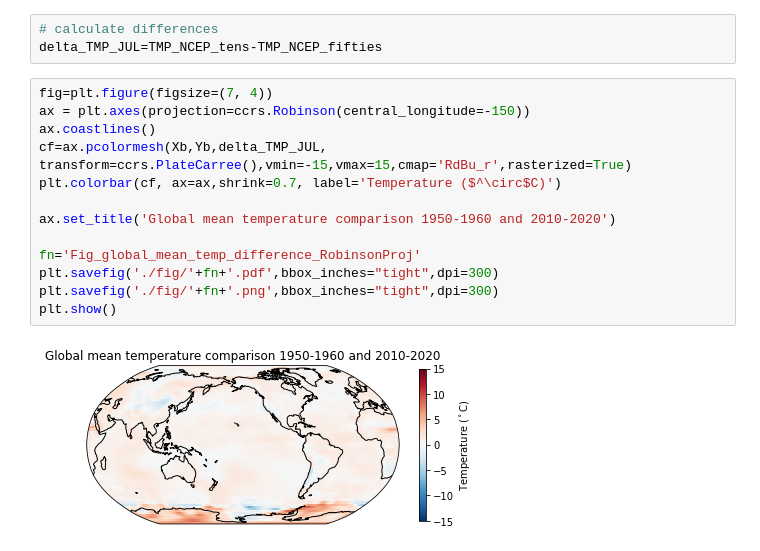
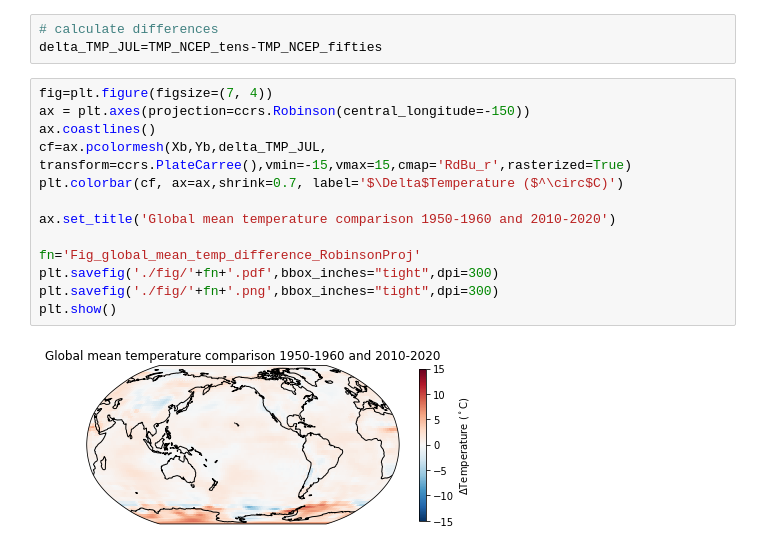
Before and after one commit to chelsealandsky/NCEP_analysis_robinson_projection, a Jupyter notebook: HW6.ipynb, the cells around one changed output. Drawn from its saved outputs; the diff is of its cells as text.

Commit message:
Add files via upload
changed the color bar description to Delta Temp

```diff
--- a/HW6.ipynb
+++ b/HW6.ipynb
@@ -154,15 +154,15 @@ delta_TMP_JUL=TMP_NCEP_tens-TMP_NCEP_fifties
 # %%
 fig=plt.figure(figsize=(7, 4))
 ax = plt.axes(projection=ccrs.Robinson(central_longitude=-150))
 ax.coastlines()
 cf=ax.pcolormesh(Xb,Yb,delta_TMP_JUL, transform=ccrs.PlateCarree(),vmin=-15,vmax=15,cmap='RdBu_r',rasterized=True)
-plt.colorbar(cf, ax=ax,shrink=0.7, label='Temperature ($^\circ$C)')
+plt.colorbar(cf, ax=ax,shrink=0.7, label='$\Delta$Temperature ($^\circ$C)')
 
 ax.set_title('Global mean temperature comparison 1950-1960 and 2010-2020')
 
 fn='Fig_global_mean_temp_difference_RobinsonProj'
 plt.savefig('./fig/'+fn+'.pdf',bbox_inches="tight",dpi=300)
 plt.savefig('./fig/'+fn+'.png',bbox_inches="tight",dpi=300)
 plt.show()
 # %% [output]
-[figure, old version]
+[figure, new version]
```
